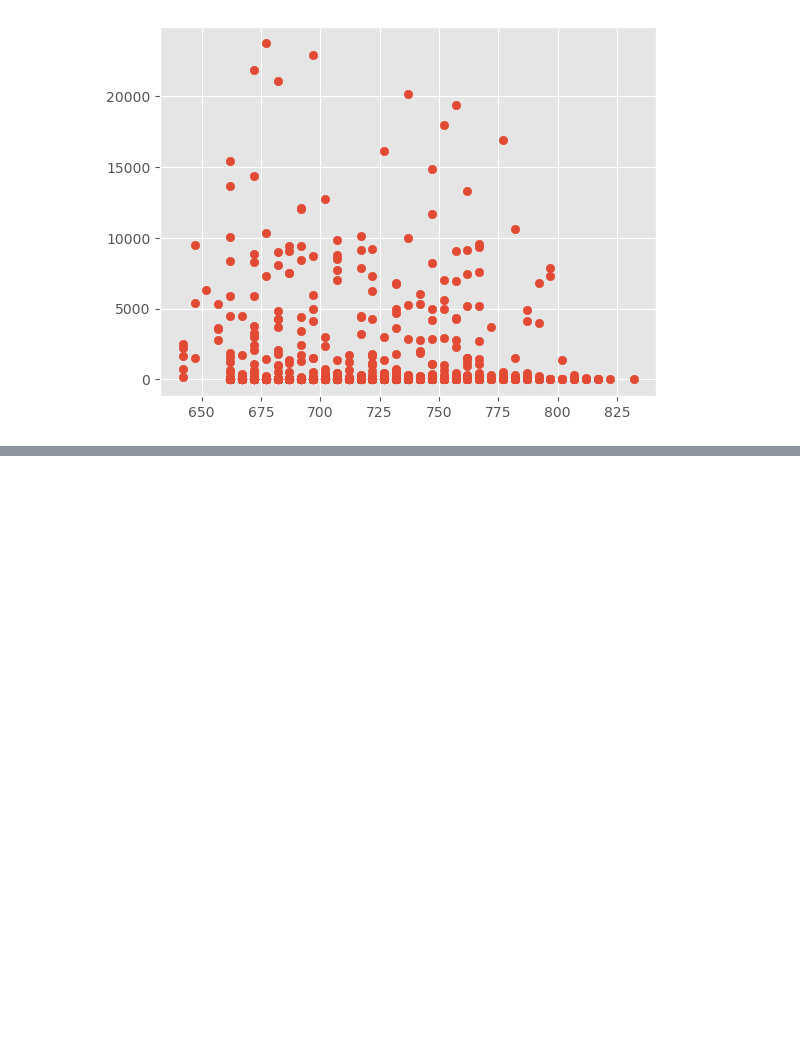
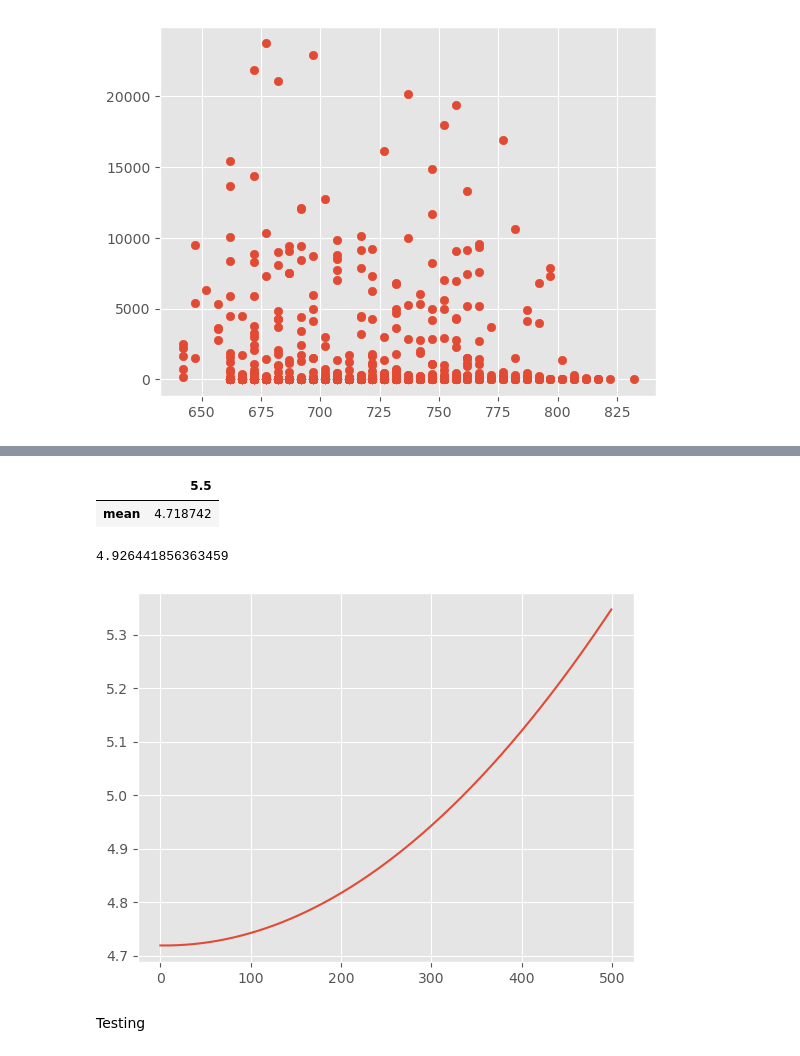
Before and after one commit to chrislee137/Linear_Regression_Case_Study, a Jupyter notebook: solutions/solution.ipynb, the cells around one changed output, grey strips where cells are left out. Saved outputs shown, nothing was run; the diff lists cells and outputs as text; code cells hidden in the pictures; blank space fills up the shorter version.

Commit message:
completed testing

```diff
--- a/solutions/solution.ipynb
+++ b/solutions/solution.ipynb
@@ -381,0 +578,22 @@ ax.scatter(loan_df['fico_score'],loan_df['funding_difference'])
+# %%
+training_ridge.loc[['mean'] ,training_ridge.loc['mean', :] == training_ridge.loc['mean', :].min()]
+# %% [output]
+|  | 5.5 |
+| mean | 4.718742 |
+# %%
+# Training w/ Lasso
+lasso_alphas = np.arange(0,0.5,0.001)
+
+training_lasso = train_at_various_alphas(X_train, y_train, lasso_alphas, Lasso)
+
+fig, ax = plt.subplots()
+
+ax.plot(range(len(training_lasso.columns)), training_lasso.loc['mean'])
+# ax.set_xticks(np.arange(0,25,1), labels=training_ridge.columns)
+# ax.axvline(np.min(training_ridge.loc['mean']))
+np.mean(training_lasso.loc['mean'])
+# %% [output]
+4.926441856363459
+[figure, added]
+# %% [markdown]
+Testing
```
Also changed, not shown: parts of 22 cells of this notebook.
